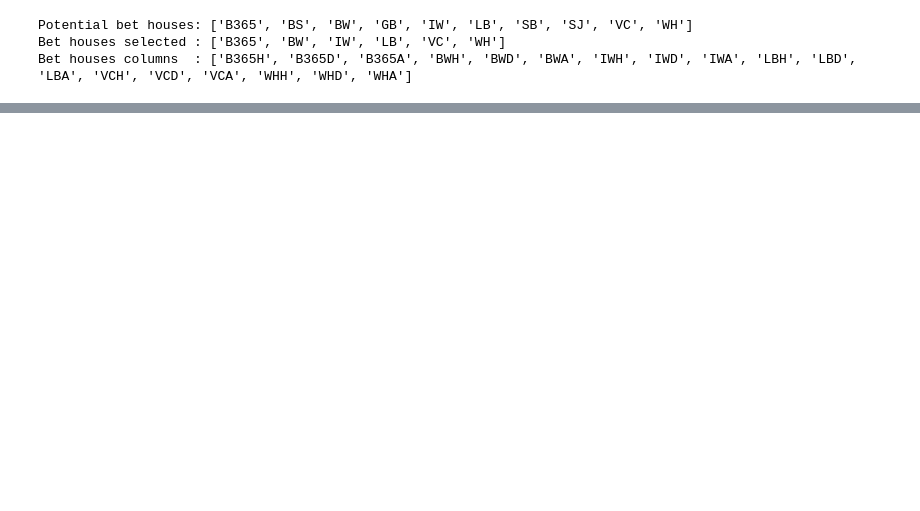
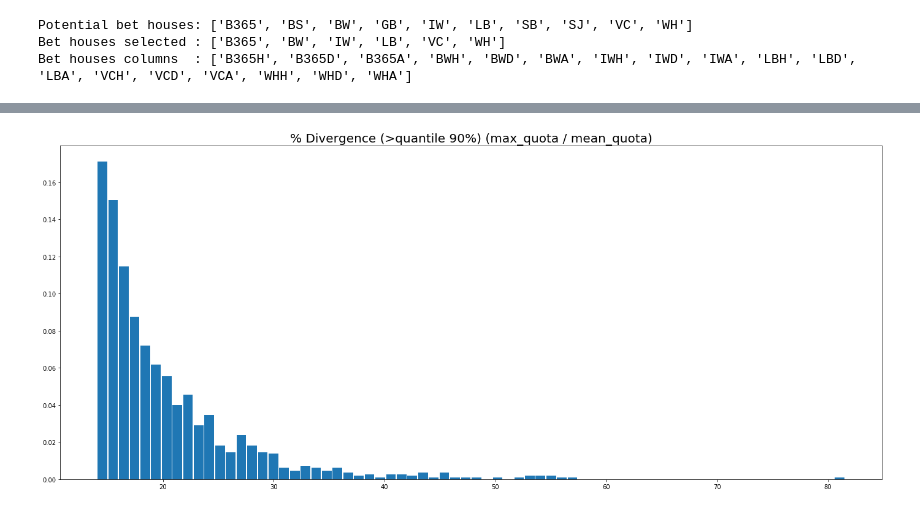
Before and after one commit to alexgg94/BetsExploring, a Jupyter notebook: BetsExploring2018/Notes/7_divergence.ipynb, the cells around one changed output, grey strips where cells are left out. Saved outputs shown, nothing was run; the diff lists cells and outputs as text; code cells hidden in the pictures; blank space fills up the shorter version.

```diff
--- a/BetsExploring2018/Notes/7_divergence.ipynb
+++ b/BetsExploring2018/Notes/7_divergence.ipynb
@@ -384,0 +386,8 @@ dfhist.groupBy('Country').agg({'Divergence':'mean'}).show()
+# %%
+plt.hist(diverhigh, bins=70, normed=True, rwidth=0.9)
+fig = plt.gcf()
+fig.set_size_inches(24, 10)
+plt.title('% Divergence (>quantile 90%) (max_quota / mean_quota)', fontsize='20')
+plt.show()
+# %% [output]
+[figure, added]
```
Also changed, not shown: parts of 19 cells of this notebook, 6 other files.
